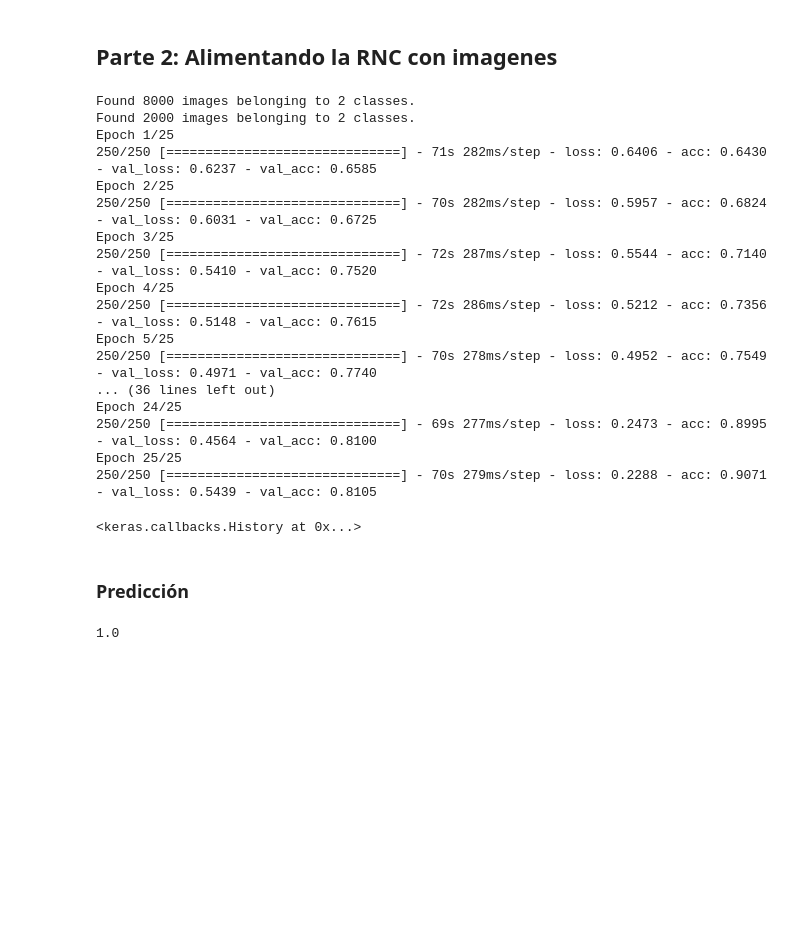
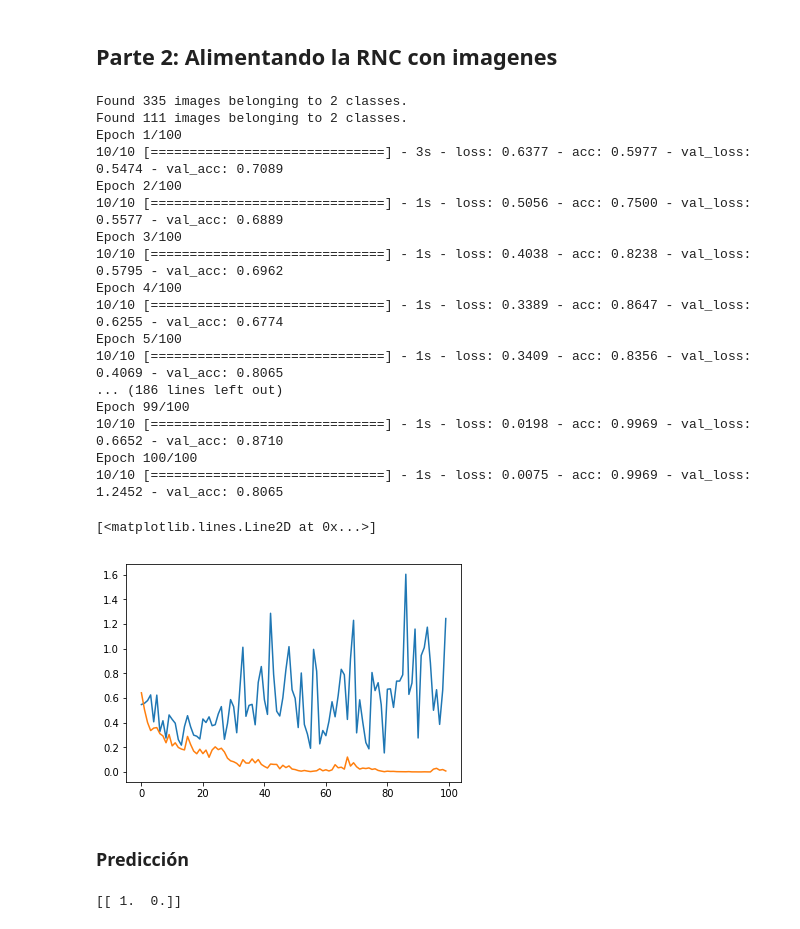
Before and after one commit to nanmon/cnn, a Jupyter notebook: cnn.ipynb, the cells around one changed output. Drawn from its saved outputs; the diff is of its cells as text; code cells hidden in the pictures; blank space fills up the shorter version.

Commit message:
tercera conv, 3 capas ocultas, checkpoints

```diff
--- a/cnn.ipynb
+++ b/cnn.ipynb
@@ -17,7 +19,7 @@ classifier = Sequential()
 classifier.add(Convolution2D(
     32,                         # 32 filtros
     (3, 3),                     # filtros de 3x3
-    input_shape = (64, 64, 3),  # entrada imagenes rgb 64x64
+    input_shape = (150, 150, 3),  # entrada imagenes rgb 128x128
     activation = 'relu'         # no-lineal
 ))
 # %% [markdown]
@@ -64,13 +98,14 @@ classifier.add(Dense(
 # %%
 classifier.compile(
     optimizer = 'adam',
-    loss = 'binary_crossentropy',
+    loss = 'categorical_crossentropy',
     metrics = ['accuracy']
 )
 # %% [markdown]
 ## Parte 2: Alimentando la RNC con imagenes
 # %%
 from keras.preprocessing.image import ImageDataGenerator
+from keras.callbacks import ModelCheckpoint
 train_datagen = ImageDataGenerator(
     rescale = 1./255,       # valores entre 0 y 1
     shear_range = 0.2,
@@ -78,47 +113,57 @@ train_datagen = ImageDataGenerator(
     horizontal_flip = True
 )
 
+checkpoint = ModelCheckpoint(
+    filepath = 'ckpt/weights.{epoch:02d}-{val_loss:.2f}.hdf5'
+)
+
 test_datagen = ImageDataGenerator(rescale = 1./255)
 
 training_set = train_datagen.flow_from_directory(
-    'dataset/training_set', # ubicacion de imagenes
-    target_size = (64, 64), # tamaño de imagenes
+    'dataset/train', # ubicacion de imagenes
+    target_size = (150, 150), # tamaño de imagenes
     batch_size = 32,
-    class_mode = 'binary'
+    class_mode = 'categorical'
 )
 test_set = test_datagen.flow_from_directory(
-    'dataset/test_set',
-    target_size = (64, 64),
+    'dataset/test',
+    target_size = (150, 150),
     batch_size = 32,
-    class_mode = 'binary'
+    class_mode = 'categorical'
 )
-classifier.fit_generator(
+history = classifier.fit_generator(
     training_set,
-    steps_per_epoch = 250,       # train_size / batch_size
-    epochs = 25,
+    steps_per_epoch = 10,       # train_size / batch_size
+    epochs = 100,
     validation_data = test_set,
-    validation_steps = 62,       # test_size / batch_size
-    workers = 4                  # número de procesos
+    validation_steps = 3,       # test_size / batch_size
+    workers = 10,                  # número de procesos
+    callbacks = [checkpoint]
 )
 # %% [output]
-Found 8000 images belonging to 2 classes.
-Found 2000 images belonging to 2 classes.
-Epoch 1/25
-250/250 [==============================] - 71s 282ms/step - loss: 0.6406 - acc: 0.6430 - val_loss: 0.6237 - val_acc: 0.6585
-Epoch 2/25
-250/250 [==============================] - 70s 282ms/step - loss: 0.5957 - acc: 0.6824 - val_loss: 0.6031 - val_acc: 0.6725
-Epoch 3/25
-250/250 [==============================] - 72s 287ms/step - loss: 0.5544 - acc: 0.7140 - val_loss: 0.5410 - val_acc: 0.7520
-Epoch 4/25
-250/250 [==============================] - 72s 286ms/step - loss: 0.5212 - acc: 0.7356 - val_loss: 0.5148 - val_acc: 0.7615
-Epoch 5/25
-250/250 [==============================] - 70s 278ms/step - loss: 0.4952 - acc: 0.7549 - val_loss: 0.4971 - val_acc: 0.7740
-... (36 lines left out)
-Epoch 24/25
-250/250 [==============================] - 69s 277ms/step - loss: 0.2473 - acc: 0.8995 - val_loss: 0.4564 - val_acc: 0.8100
-Epoch 25/25
-250/250 [==============================] - 70s 279ms/step - loss: 0.2288 - acc: 0.9071 - val_loss: 0.5439 - val_acc: 0.8105
+Found 335 images belonging to 2 classes.
+Found 111 images belonging to 2 classes.
+Epoch 1/100
+10/10 [==============================] - 3s - loss: 0.6377 - acc: 0.5977 - val_loss: 0.5474 - val_acc: 0.7089
+Epoch 2/100
+10/10 [==============================] - 1s - loss: 0.5056 - acc: 0.7500 - val_loss: 0.5577 - val_acc: 0.6889
+Epoch 3/100
+10/10 [==============================] - 1s - loss: 0.4038 - acc: 0.8238 - val_loss: 0.5795 - val_acc: 0.6962
+Epoch 4/100
+10/10 [==============================] - 1s - loss: 0.3389 - acc: 0.8647 - val_loss: 0.6255 - val_acc: 0.6774
+Epoch 5/100
+10/10 [==============================] - 1s - loss: 0.3409 - acc: 0.8356 - val_loss: 0.4069 - val_acc: 0.8065
+... (186 lines left out)
+Epoch 99/100
+10/10 [==============================] - 1s - loss: 0.0198 - acc: 0.9969 - val_loss: 0.6652 - val_acc: 0.8710
+Epoch 100/100
+10/10 [==============================] - 1s - loss: 0.0075 - acc: 0.9969 - val_loss: 1.2452 - val_acc: 0.8065
-<keras.callbacks.History at 0x...>
+# %%
+plt.plot(history.history['val_loss'])
+plt.plot(history.history['loss'])
+# %% [output]
+[<matplotlib.lines.Line2D at 0x...>]
+[figure, added]
 # %% [markdown]
 ### Predicción
 # %%
@@ -126,12 +171,13 @@ import numpy as np
 from keras.preprocessing import image
 
 # load image with size 64x64
-test_image = image.load_img('dataset/single_prediction/Ragdoll_202.jpg', target_size = (64, 64))
+test_image = image.load_img('dataset/single_prediction/majin.jpg', target_size = (150, 150))
 # add color chanel dimension
 test_image = image.img_to_array(test_image)
 # add another dimension for the batch
 test_image = np.expand_dims(test_image, 0)
 result = classifier.predict(test_image)
-print(result[0][0])
+classifier
+print(result)
 # %% [output]
-1.0
+[[ 1.  0.]]
```
Also changed, not shown: parts of 4 cells of this notebook.
